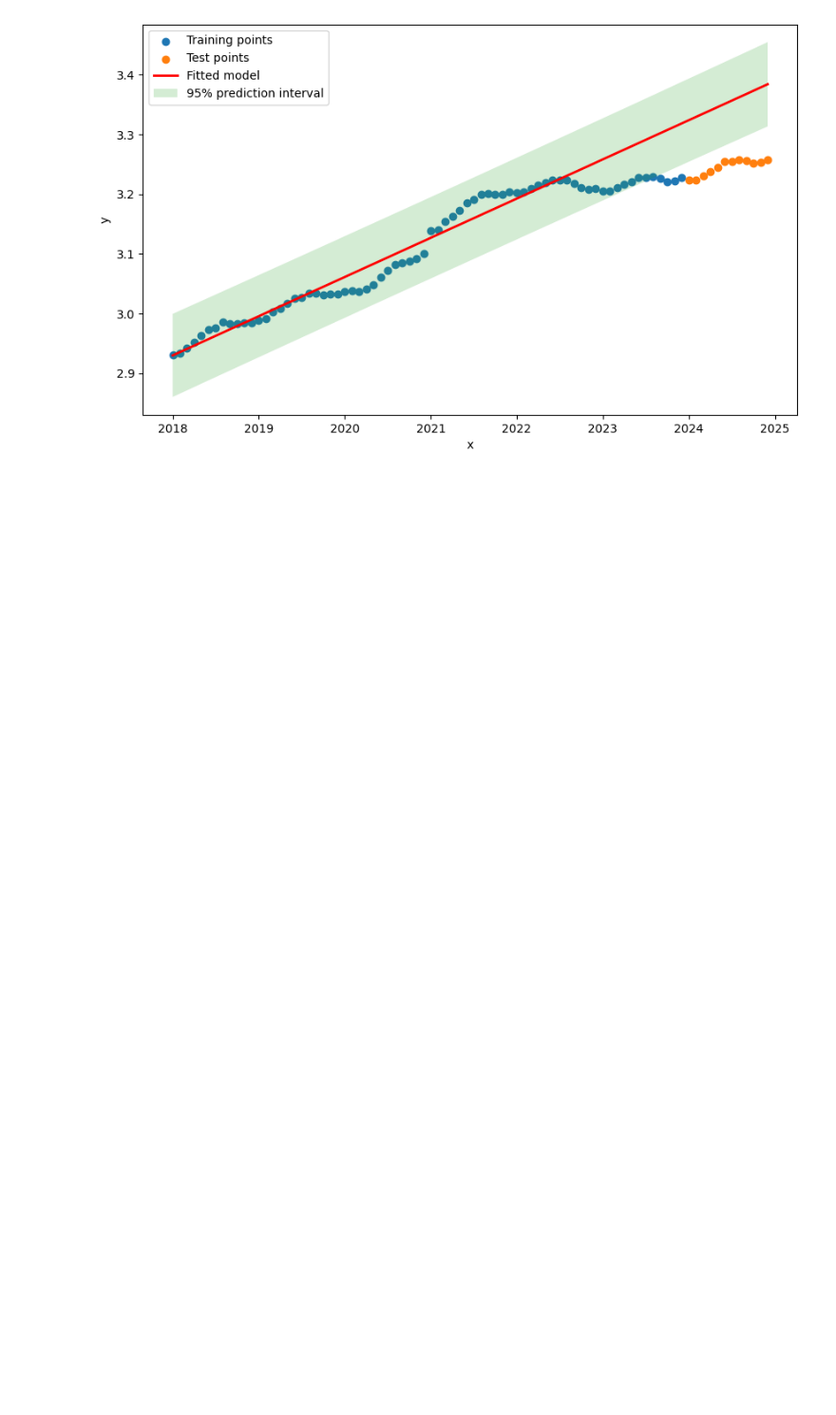
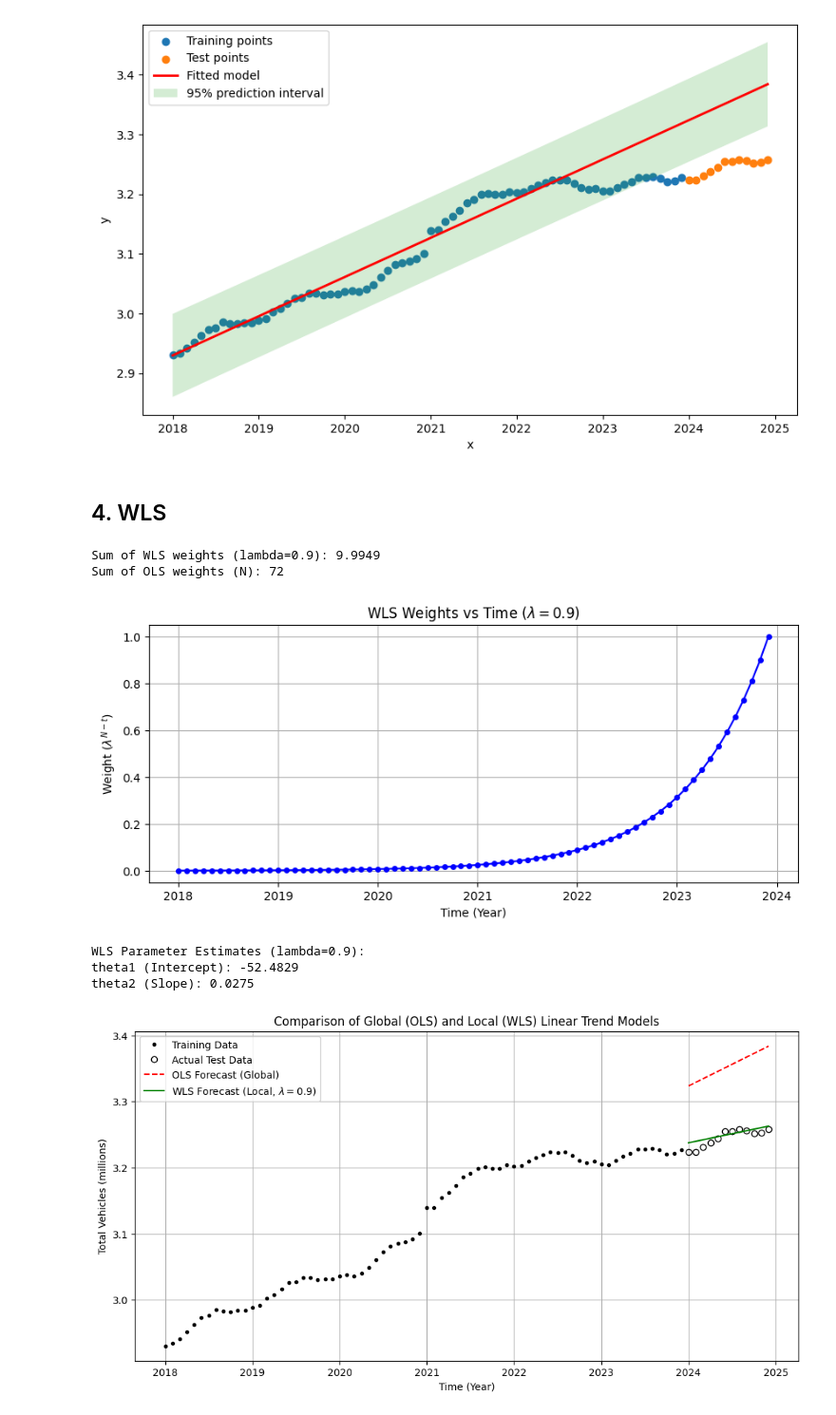
Before and after one commit to valentinatrolese02-collab/time_series_analysis, a Jupyter notebook: assignment1/assignment1.ipynb, the cells around one changed output. Shown at 95% size. Saved outputs shown, nothing was run; the diff lists cells and outputs as text; code cells hidden in the pictures; blank space fills up the shorter version.

```diff
--- a/assignment1/assignment1.ipynb
+++ b/assignment1/assignment1.ipynb
@@ -243,3 +243,69 @@ plt.legend()
 plt.show()
 # %% [output]
 [figure]
+# %% [markdown]
+## 4. WLS
+# %%
+lmbda = 0.9
+n_train = len(y) # number of training observations
+
+# The weights are defined as lambda^(N-t), where N is the latest timepoint
+weights = np.array([lmbda**(n_train - i) for i in range(1, n_train + 1)])
+
+# The weight matrix W for WLS
+W = np.diag(weights)
+
+sum_wls_weights = np.sum(weights)
+sum_ols_weights = n_train
+
+print(f"Sum of WLS weights (lambda={lmbda}): {sum_wls_weights:.4f}")
+print(f"Sum of OLS weights (N): {sum_ols_weights}")
+
+# Plotting the weights to visualize the local model
+plt.figure(figsize=(10, 4))
+plt.plot(Dtrain["year"], weights, 'o-', color='blue', markersize=4)
+plt.title(f"WLS Weights vs Time ($\lambda = {lmbda}$)")
+plt.xlabel("Time (Year)")
+plt.ylabel("Weight ($\lambda^{N-t}$)")
+plt.grid(True)
+plt.show()
+
+# 4.4 Estimating WLS Parameters
+X_train = np.c_[np.ones(n_train), Dtrain["year"].values]
+y_train = y
+
+# theta_wls = (X^T * W * X)^-1 * X^T * W * y
+XtWX = X_train.T @ W @ X_train
+XtWy = X_train.T @ W @ y_train
+theta_wls = np.linalg.inv(XtWX) @ XtWy
+
+print(f"WLS Parameter Estimates (lambda={lmbda}):")
+print(f"theta1 (Intercept): {theta_wls[0]:.4f}")
+print(f"theta2 (Slope): {theta_wls[1]:.4f}")
+
+# 4.5
+x_test_val = Dtest["year"].values
+# Prediction: y_pred = theta1 + theta2 * x_test
+y_pred_wls = theta_wls[0] + theta_wls[1] * x_test_val
+
+# Visualizing OLS vs WLS predictions
+plt.figure(figsize=(12, 6))
+plt.plot(Dtrain["year"], y_train, 'k.', label="Training Data")
+plt.plot(Dtest["year"], y_test, 'ko', mfc='none', label="Actual Test Data")
+plt.plot(Dtest["year"], y_pred, 'r--', label="OLS Forecast (Global)") # from previous task [cite: 36]
+plt.plot(Dtest["year"], y_pred_wls, 'g-', label=f"WLS Forecast (Local, $\lambda={lmbda}$)")
+
+plt.title("Comparison of Global (OLS) and Local (WLS) Linear Trend Models")
+plt.xlabel("Time (Year)")
+plt.ylabel("Total Vehicles (millions)")
+plt.legend()
+plt.grid(True)
+plt.show()
+# %% [output]
+Sum of WLS weights (lambda=0.9): 9.9949
+Sum of OLS weights (N): 72
+[figure, added]
+WLS Parameter Estimates (lambda=0.9):
+theta1 (Intercept): -52.4829
+theta2 (Slope): 0.0275
+[figure, added]
```
Also changed, not shown: parts of 4 cells of this notebook.
